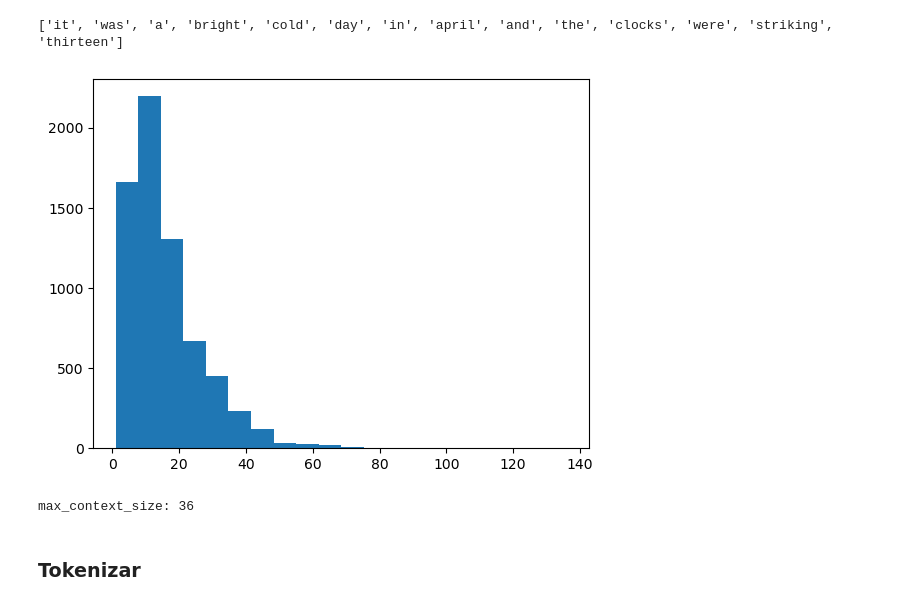
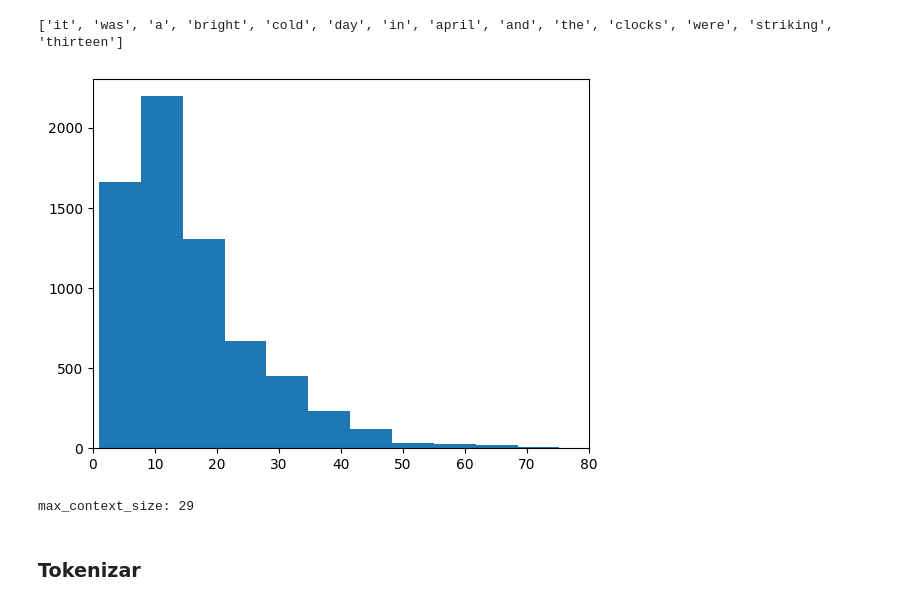
Before and after one commit to vasconcelosfer/NaturalLanguageProcessing, a Jupyter notebook: TP3/Desafio_3.ipynb, the cells around one changed output. Cells and saved outputs as stored; diff of their text form; code cells hidden in the pictures.

```diff
--- a/TP3/Desafio_3.ipynb
+++ b/TP3/Desafio_3.ipynb
@@ -77,21 +64,17 @@ length_sentences = [len(sentence) for sentence in segmented_sentences]
 # %%
 # podemos ver su distribución
 plt.hist(length_sentences,bins=20)
+plt.xlim(0, 80)
 plt.show()
 # %% [output]
-[figure, old version]
+[figure, new version]
 # %%
-# a partir de la distribución de longitudes de secuencias elegimos algún criterio
-# para determinar el máximo tamaño de contexto. En este caso es un percentil, pero
-# otros criterios también pueden ser válidos con la justificación adecuada.
-
-# el -1 es porque el último token será el target
-max_context_size = int(np.percentile(length_sentences, 95)-1)
-# max_context_size = int(np.ceil(np.mean(length_sentences))) # criterio de media
-# max_context_size = int(np.ceil(np.median(length_sentences))) # criterio de mediana
+# Utilizamos pertcentil 75 para configurar el tamaño maximo de palabras en la sentencia. Probamos con el percentil 90 pero nos dio 29
+# un valor elevado para el hardware disponible
+max_context_size = int(np.percentile(length_sentences, 75)-1)
 print(f'max_context_size: {max_context_size}')
 # %% [output]
-max_context_size: 36
+max_context_size: 29
 # %% [markdown]
 ###  Tokenizar
 # %%
```
Also changed, not shown: parts of 16 cells of this notebook.
